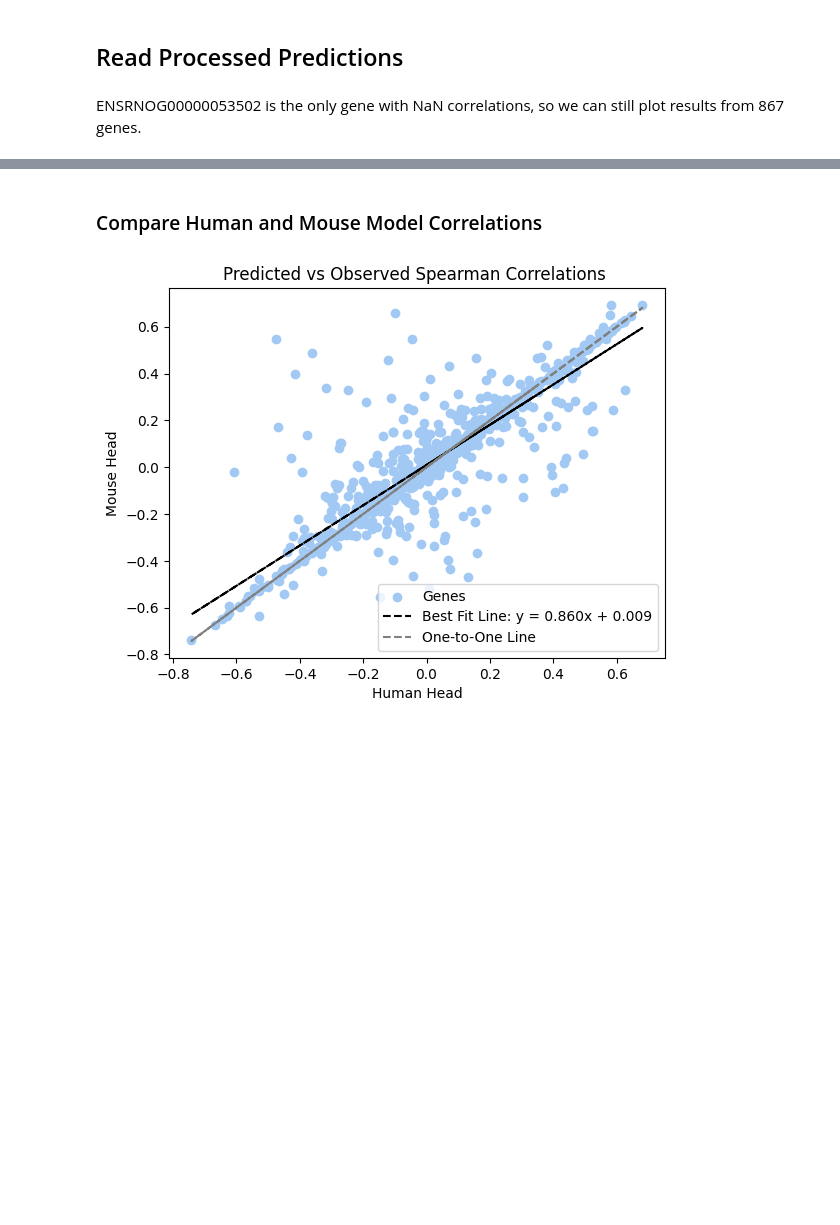
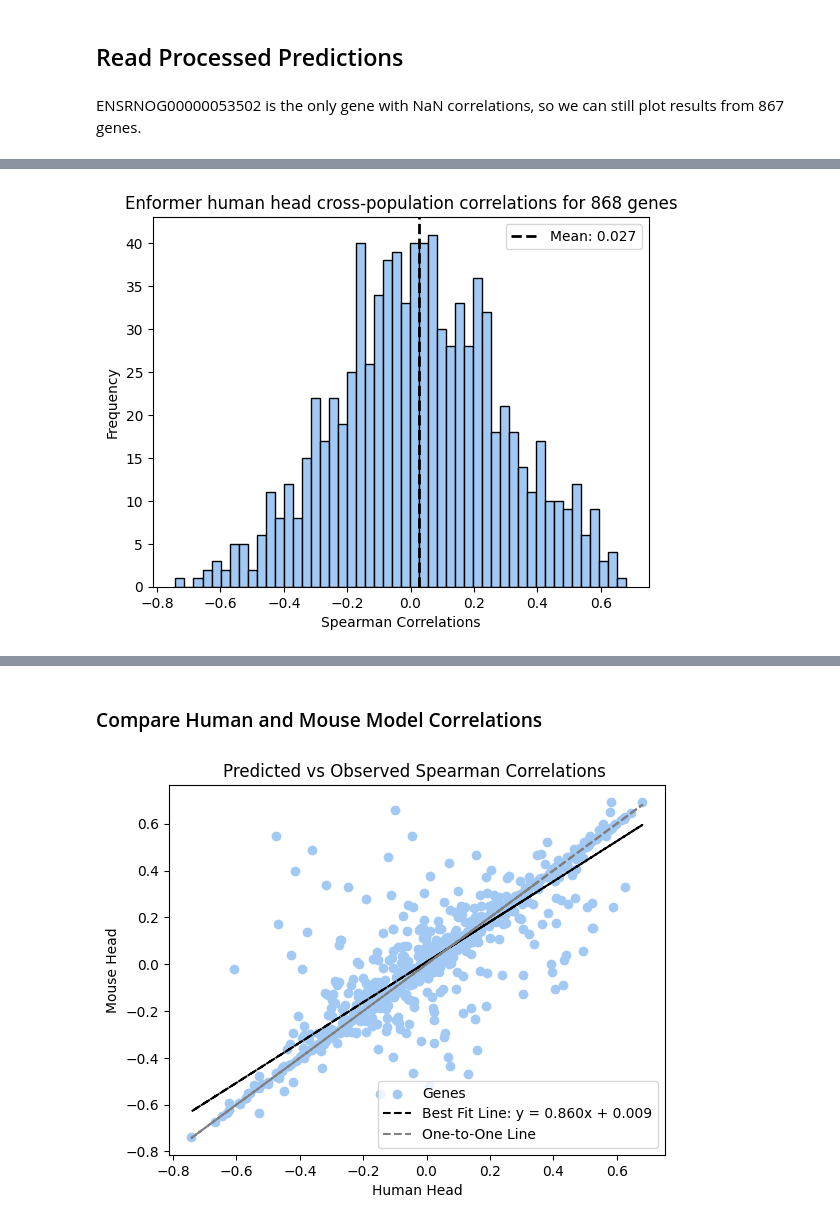
Before and after one commit to hakyimlab/sabrina-deep-learning-in-genomics, a Jupyter notebook: posts/2023-08-31-Br-personalized-prediction-on-more-genes/index.ipynb, the cells around one changed output, grey strips where cells are left out. Cells and saved outputs as stored; diff of their text form; code cells hidden in the pictures; blank space fills up the shorter version.

```diff
--- a/posts/2023-08-31-Br-personalized-prediction-on-more-genes/index.ipynb
+++ b/posts/2023-08-31-Br-personalized-prediction-on-more-genes/index.ipynb
@@ -142,0 +158,13 @@ plt.show()
+# %%
+# Plot a histogram
+plt.hist(spearman_corr_by_gene["human"], bins=50, edgecolor='black', color=colors[0])  # 'bins' determines the number of bins or bars
+plt.title('Enformer human head cross-population correlations for 868 genes')
+plt.xlabel('Spearman Correlations')
+plt.ylabel('Frequency')
+mean = np.mean(spearman_corr_by_gene["human"])
+plt.axvline(mean, color='black', linestyle='dashed', linewidth=2, label=f'Mean: {mean:.3f}')
+plt.legend()
+# Display the plot
+plt.show()
+# %% [output]
+[figure, added]
```
Also changed, not shown: parts of 11 cells of this notebook.
